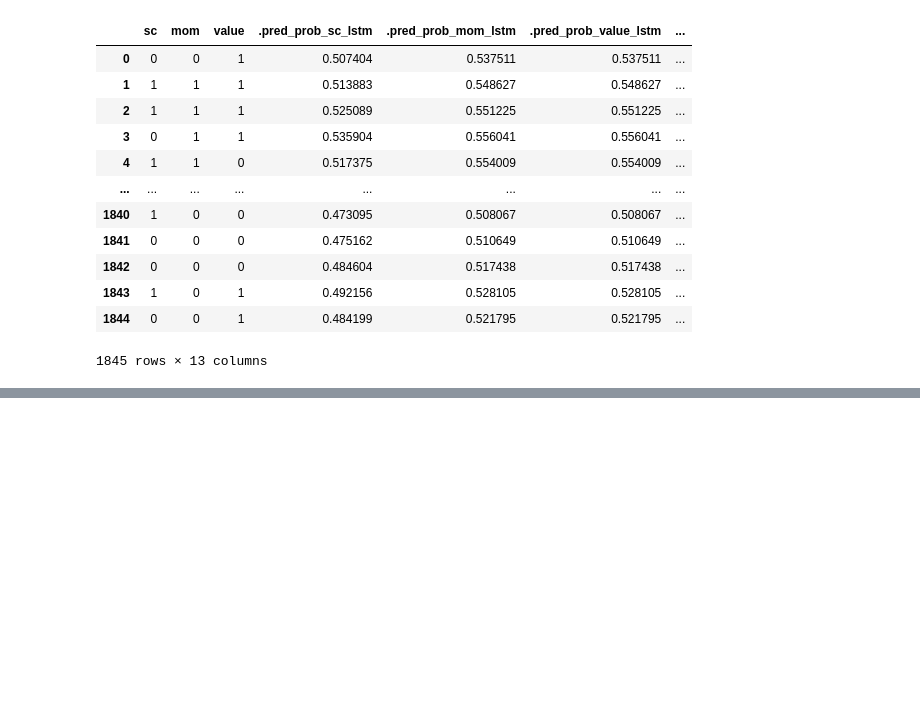
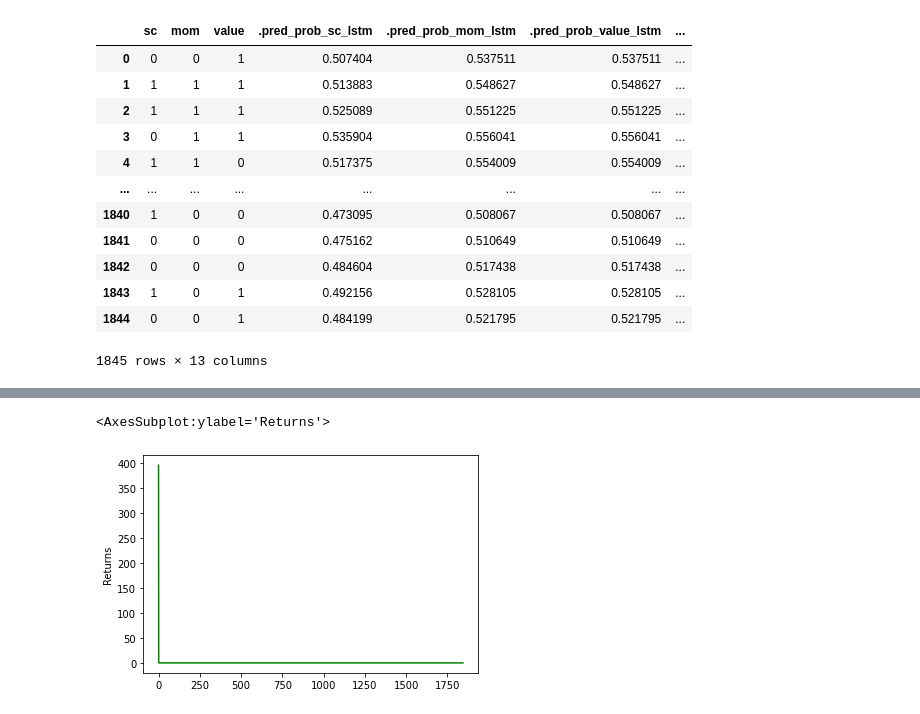
Before and after one commit to JBaldys/APlusBernstein-Project, a Jupyter notebook: notebooks/balanced_profolio.ipynb, the cells around one changed output, grey strips where cells are left out. Saved outputs shown, nothing was run; the diff lists cells and outputs as text; code cells hidden in the pictures; blank space fills up the shorter version.

```diff
--- a/notebooks/balanced_profolio.ipynb
+++ b/notebooks/balanced_profolio.ipynb
@@ -5,7 +5,8 @@ import pandas as pd
 import numpy as np
 import math
 # %%
-path = '/Users/yutingmei/APlusBernstein-Project/data/pred/lstm_preds.csv'
+path = '/Users/anubhanagar/Desktop/APlusBernstein-Project/data/pred/lstm_preds.csv'
+#path = '/Users/yutingmei/APlusBernstein-Project/data/pred/lstm_preds.csv'
 target = pd.read_csv(path)
 # %%
 target = target.iloc[1: , :]
@@ -57,7 +55,7 @@ def balanced_profolio(target):
             op_real = 1
         else:
             op_real = -1
-        if op_s_p != op_invest:
+        if op_real != op_invest:
             op_final = -1
         else:
             op_final = 1
@@ -90,0 +90,4 @@ balanced_profolio(target)
+# %%
+ret = balanced_profolio(target)
+Net_return = pd.DataFrame(ret, columns = ['Returns'])
+#df.append(ret)
@@ -90,0 +98,10 @@ balanced_profolio(target)
+# %%
+import pyfolio as pf
+import matplotlib.pyplot as plt
+import empyrical
+from quantrocket.zipline import ZiplineBacktestResult
+#plot net returns
+pf.plotting.plot_returns(Net_return['Returns'])
+# %% [output]
+<AxesSubplot:ylabel='Returns'>
+[figure, added]
```
Also changed, not shown: parts of 19 cells of this notebook.
